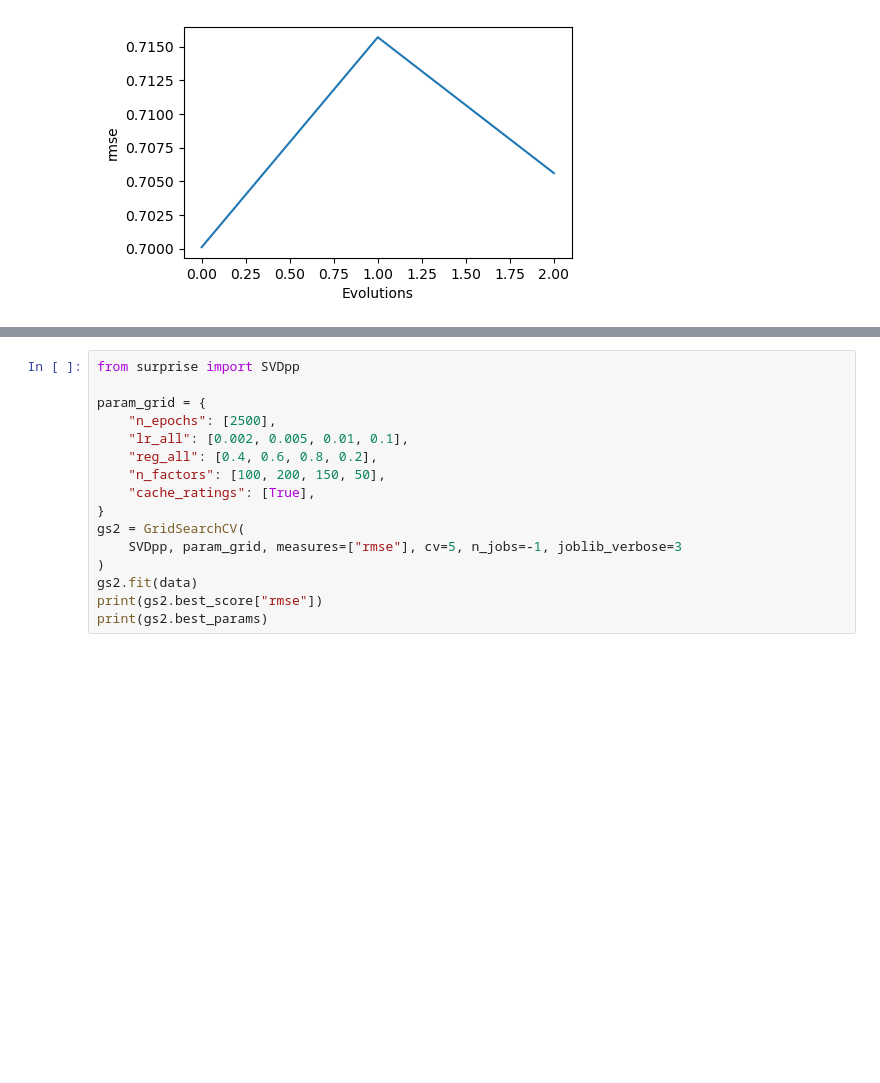
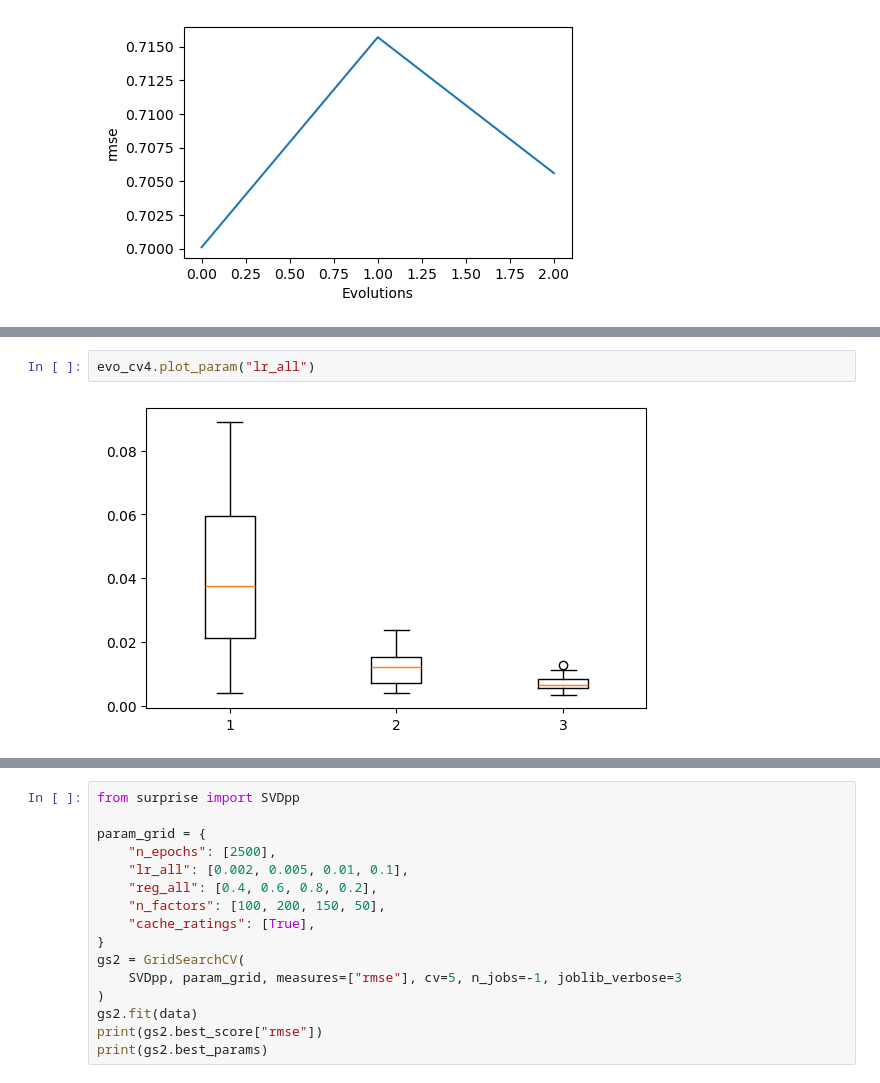
Before and after one commit to BorisLeung/stat3009, a Jupyter notebook: project/svdpp.ipynb, the cells around one changed output, grey strips where cells are left out. Cells and saved outputs as stored; diff of their text form; blank space fills up the shorter version.

```diff
--- a/project/svdpp.ipynb
+++ b/project/svdpp.ipynb
@@ -551,0 +634,4 @@ evo_elite.plot_errors()
+# %%
+evo_cv4.plot_param("lr_all")
+# %% [output]
+[figure, added]
```
Also changed, not shown: parts of 7 cells of this notebook, 38 other files.
